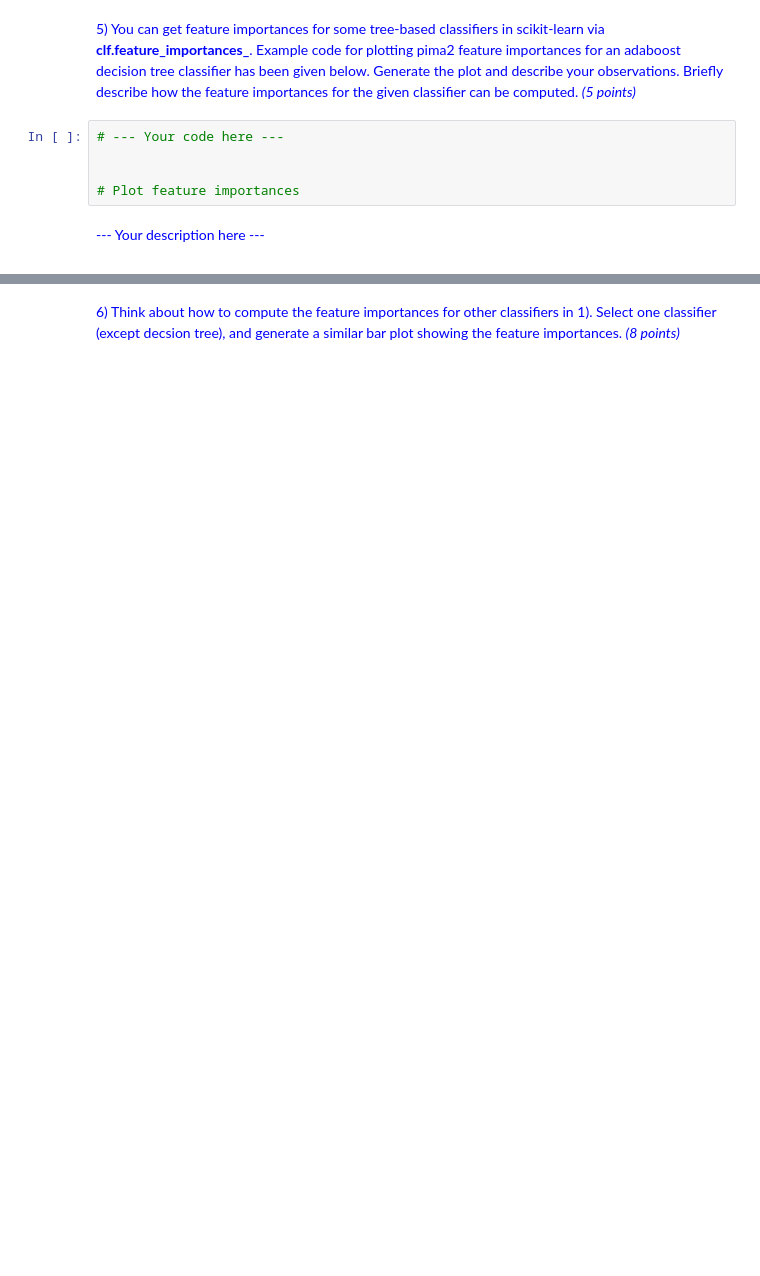
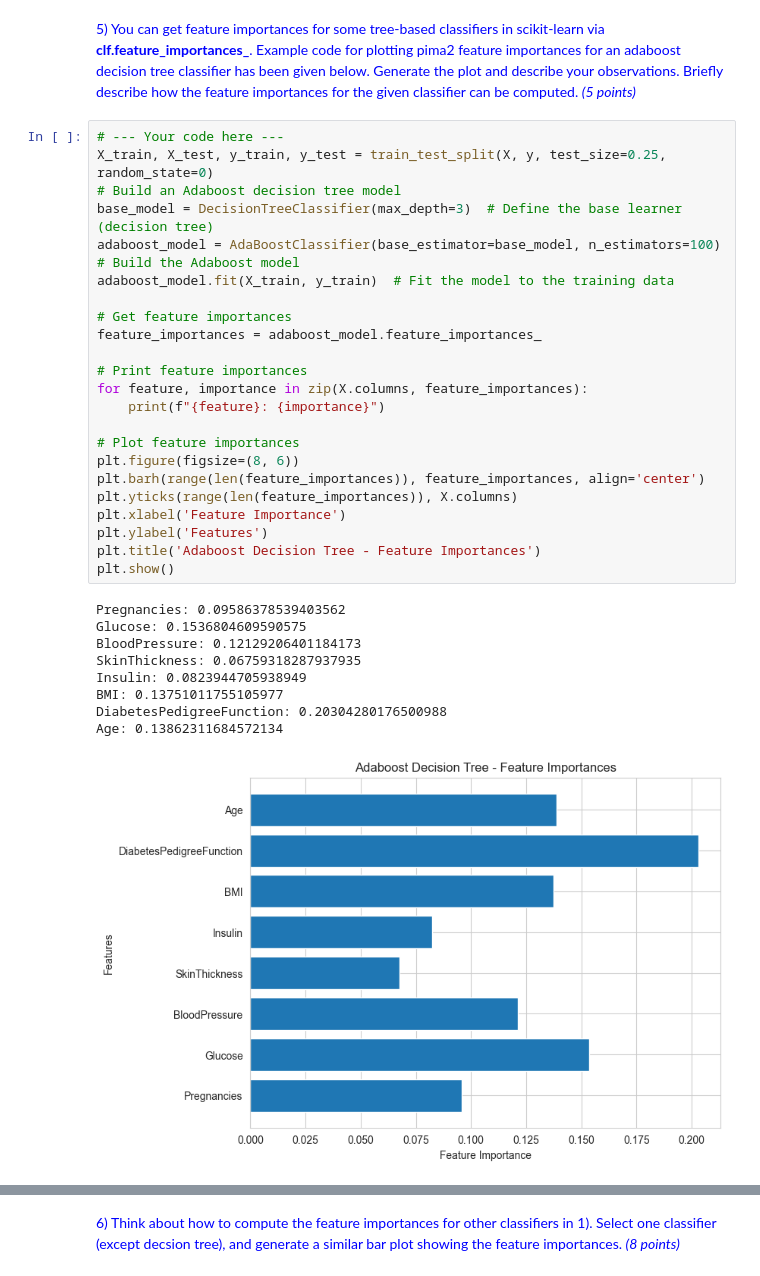
Before and after one commit to codingman-aiwass/data_mining, a Jupyter notebook: Assignment.ipynb, the cells around one changed output, grey strips where cells are left out. Saved outputs shown, nothing was run; the diff lists cells and outputs as text; blank space fills up the shorter version.

```diff
--- a/Assignment.ipynb
+++ b/Assignment.ipynb
@@ -524,11 +559,35 @@ pima2_f1 = [0.5841,0.5593,0.5283,0.6364,0.5625]
 # %% [markdown]
 <span style="color:blue">5) You can get feature importances for some tree-based classifiers in scikit-learn via **clf.feature_importances_**. Example code for plotting pima2 feature importances for an adaboost decision tree classifier has been given below. Generate the plot and describe your observations. Briefly describe how the feature importances for the given classifier can be computed. *(5 points)*</span>
-# %%
-# --- Your code here ---
-
-
-# Plot feature importances
-# %% [markdown]
-<span style="color:blue">--- Your description here ---</span>
-
-<span style="color:black"> </span>
+# %%
+# --- Your code here ---
+X_train, X_test, y_train, y_test = train_test_split(X, y, test_size=0.25, random_state=0)
+# Build an Adaboost decision tree model
+base_model = DecisionTreeClassifier(max_depth=3)  # Define the base learner (decision tree)
+adaboost_model = AdaBoostClassifier(base_estimator=base_model, n_estimators=100)  # Build the Adaboost model
+adaboost_model.fit(X_train, y_train)  # Fit the model to the training data
+
+# Get feature importances
+feature_importances = adaboost_model.feature_importances_
+
+# Print feature importances
+for feature, importance in zip(X.columns, feature_importances):
+    print(f"{feature}: {importance}")
+
+# Plot feature importances
+plt.figure(figsize=(8, 6))
+plt.barh(range(len(feature_importances)), feature_importances, align='center')
+plt.yticks(range(len(feature_importances)), X.columns)
+plt.xlabel('Feature Importance')
+plt.ylabel('Features')
+plt.title('Adaboost Decision Tree - Feature Importances')
+plt.show()
+# %% [output]
+Pregnancies: 0.09586378539403562
+Glucose: 0.1536804609590575
+BloodPressure: 0.12129206401184173
+SkinThickness: 0.06759318287937935
+Insulin: 0.0823944705938949
+BMI: 0.13751011755105977
+DiabetesPedigreeFunction: 0.20304280176500988
+Age: 0.13862311684572134
+[figure, added]
```
Also changed, not shown: parts of 19 cells of this notebook.
